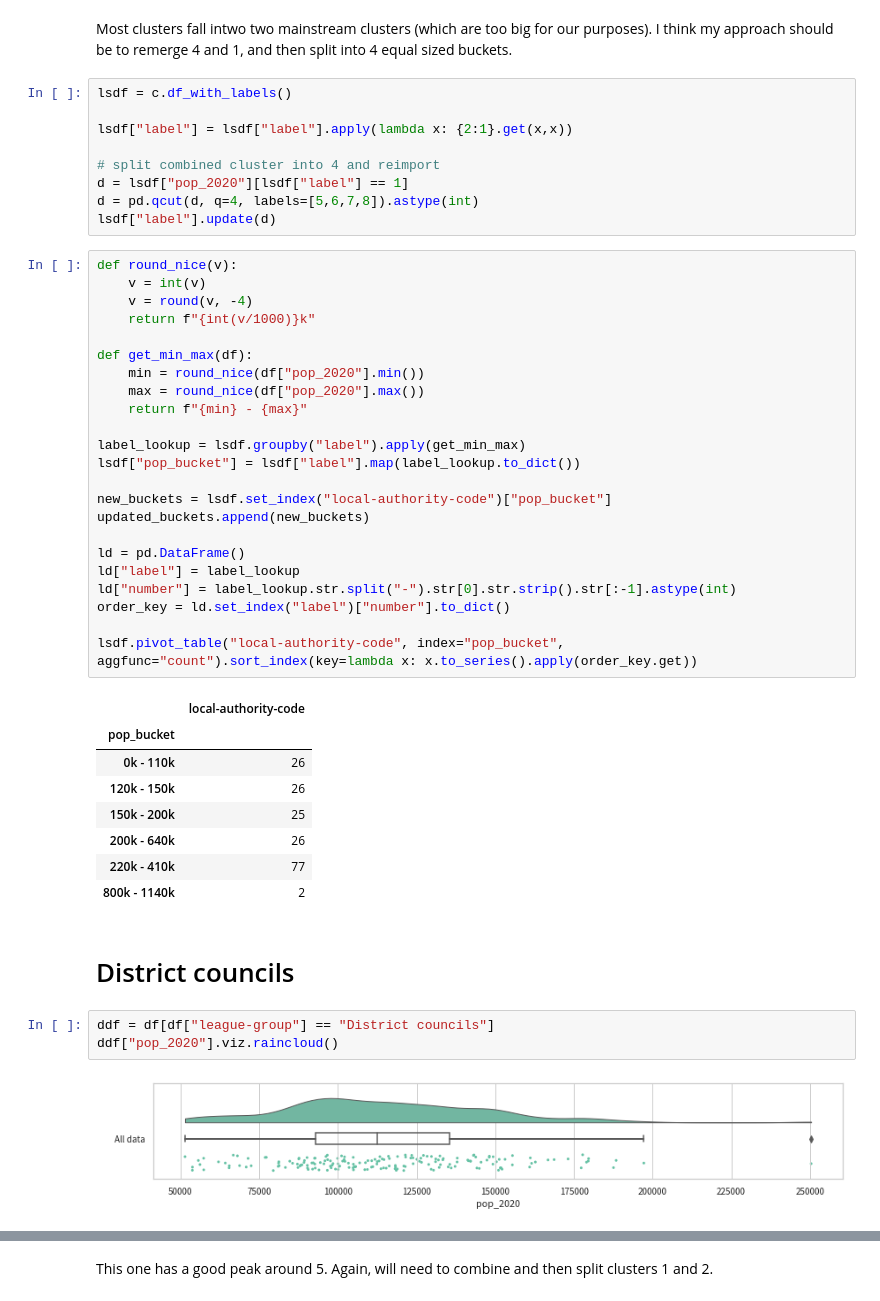
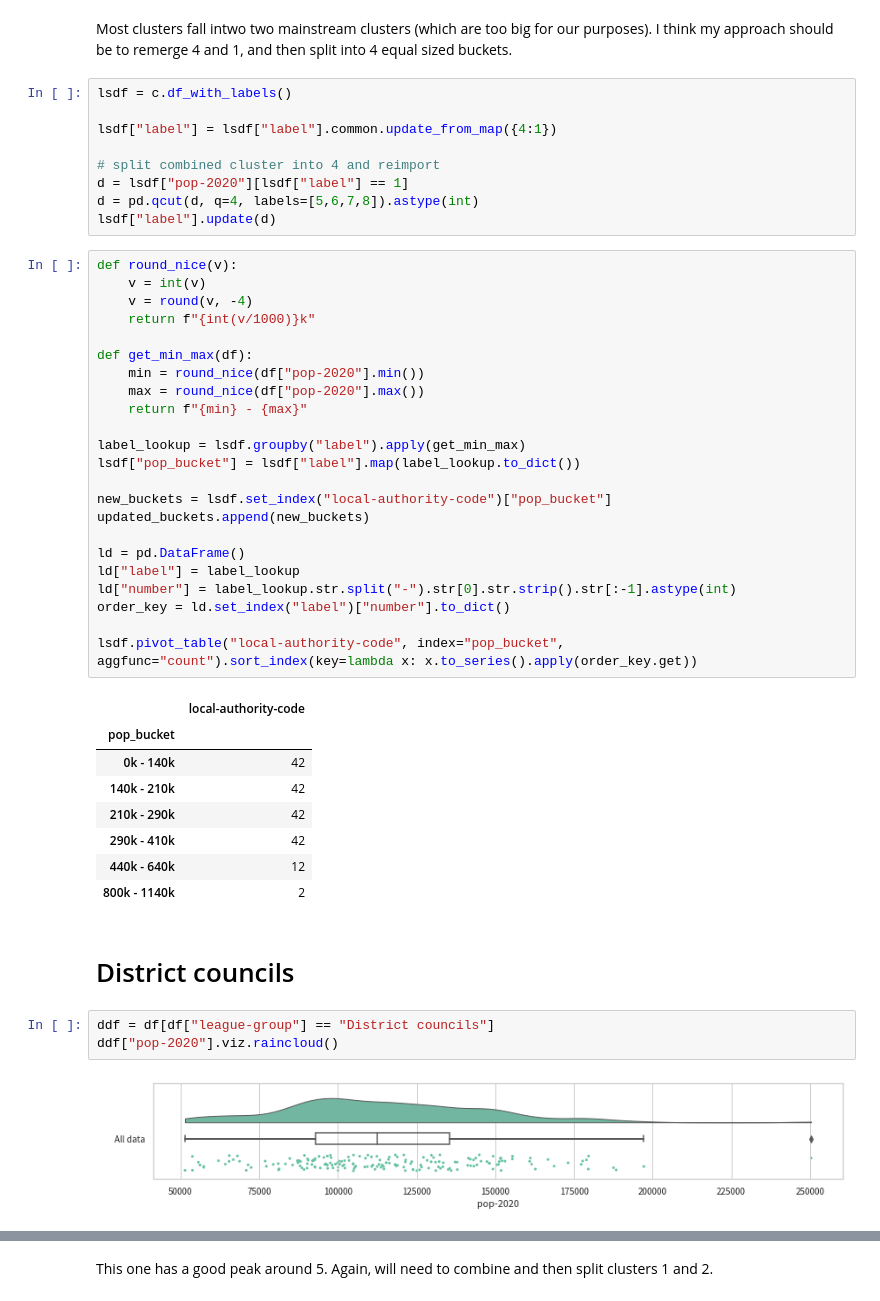
Before and after one commit to mysociety/climate_league_filter_datasets, a Jupyter notebook: notebooks/population.ipynb, the cells around one changed output, grey strips where cells are left out. Drawn from its saved outputs; the diff is of its cells as text.

```diff
--- a/notebooks/population.ipynb
+++ b/notebooks/population.ipynb
@@ -143,10 +143,10 @@ Most clusters fall intwo two mainstream clusters (which are too big for our purp
 # %%
 lsdf = c.df_with_labels()
 
-lsdf["label"] = lsdf["label"].apply(lambda x: {2:1}.get(x,x))
+lsdf["label"] = lsdf["label"].common.update_from_map({4:1})
 
 # split combined cluster into 4 and reimport
-d = lsdf["pop_2020"][lsdf["label"] == 1]
+d = lsdf["pop-2020"][lsdf["label"] == 1]
 d = pd.qcut(d, q=4, labels=[5,6,7,8]).astype(int)
 lsdf["label"].update(d)
 # %%
@@ -156,8 +156,8 @@ def round_nice(v):
     return f"{int(v/1000)}k"
 
 def get_min_max(df):
-    min = round_nice(df["pop_2020"].min())
-    max = round_nice(df["pop_2020"].max())
+    min = round_nice(df["pop-2020"].min())
+    max = round_nice(df["pop-2020"].max())
     return f"{min} - {max}"
 
 label_lookup = lsdf.groupby("label").apply(get_min_max)
@@ -175,17 +175,17 @@ lsdf.pivot_table("local-authority-code", index="pop_bucket", aggfunc="count").so
 # %% [output]
 |  | local-authority-code |
 | pop_bucket |  |
-| 0k - 110k | 26 |
-| 120k - 150k | 26 |
-| 150k - 200k | 25 |
-| 200k - 640k | 26 |
-| 220k - 410k | 77 |
+| 0k - 140k | 42 |
+| 140k - 210k | 42 |
+| 210k - 290k | 42 |
+| 290k - 410k | 42 |
+| 440k - 640k | 12 |
 | 800k - 1140k | 2 |
 # %% [markdown]
 # District councils
 # %%
 ddf = df[df["league-group"] == "District councils"]
-ddf["pop_2020"].viz.raincloud()
+ddf["pop-2020"].viz.raincloud()
 # %% [output]
-[figure, old version]
+[figure, new version]
 # %%
```
Also changed, not shown: parts of 12 cells of this notebook, 2 other files.
